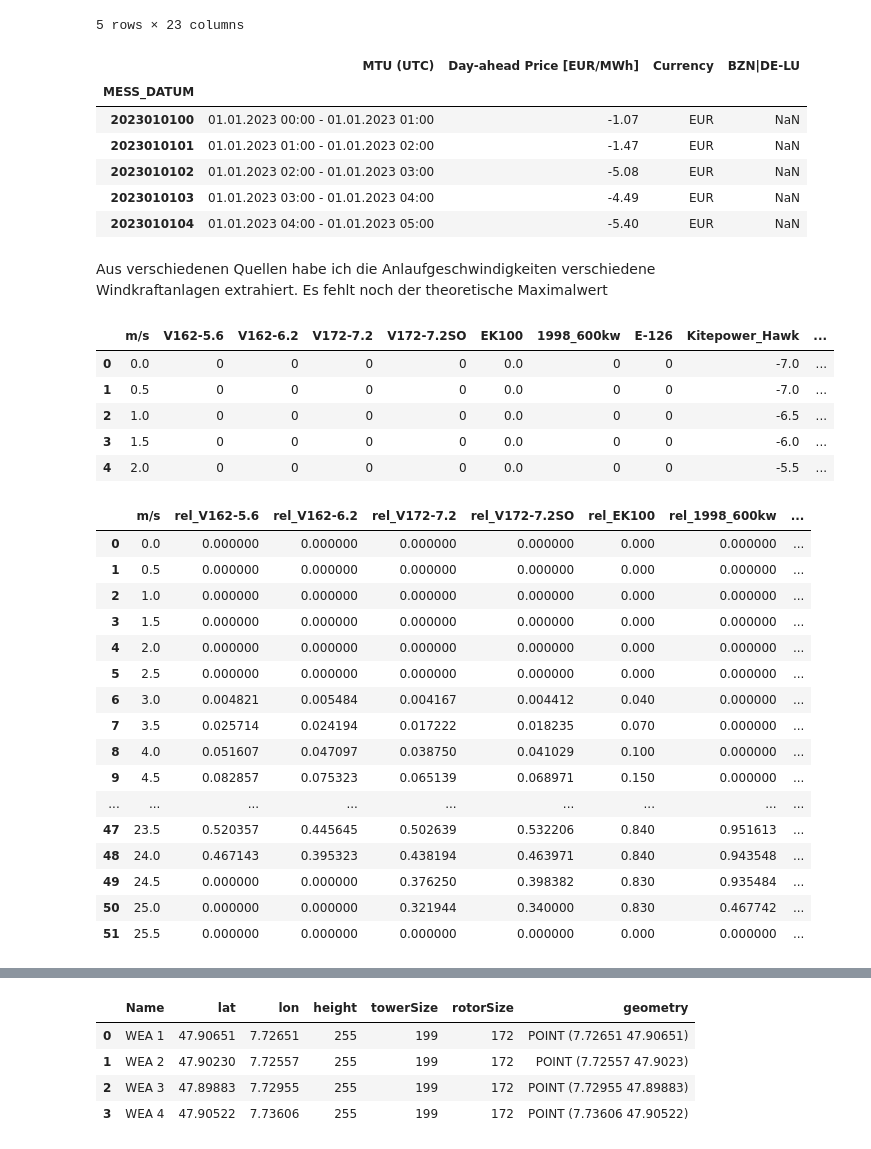
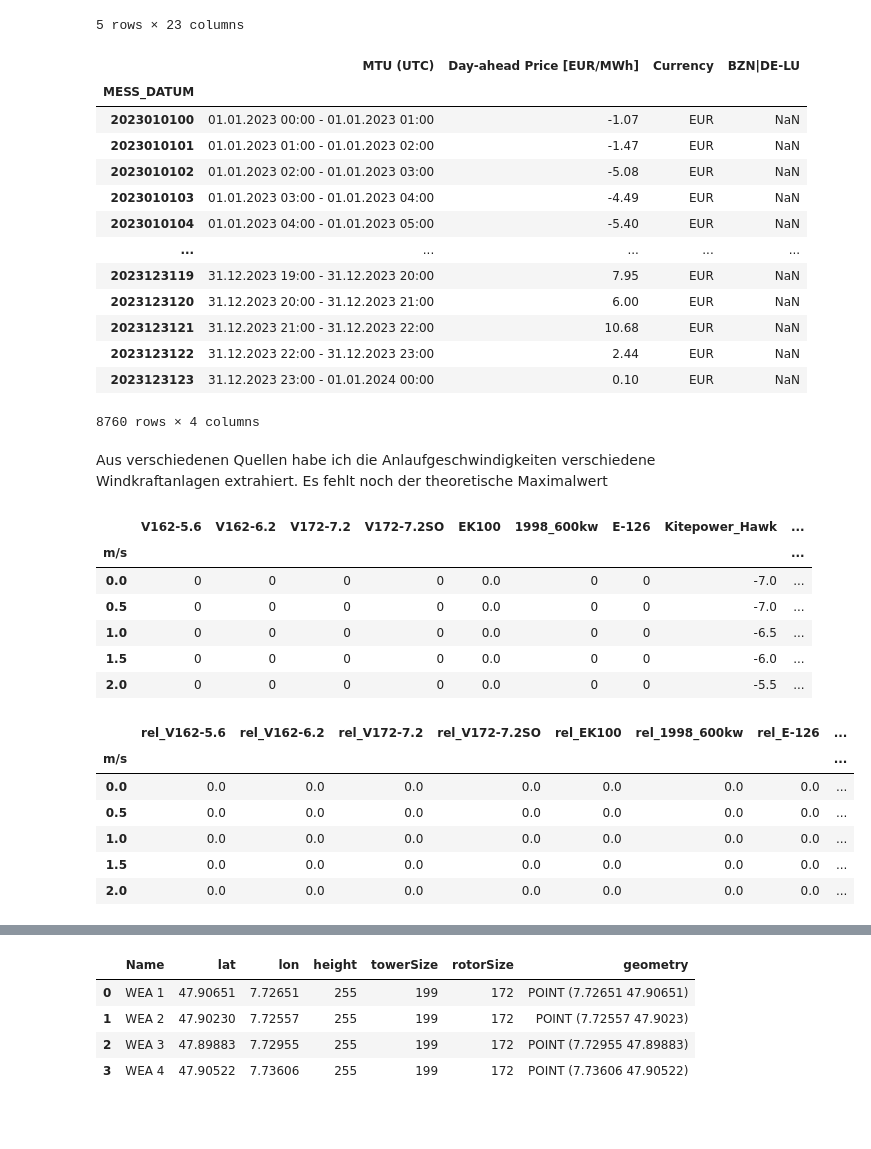
Before and after one commit to strubbi77/breisgauwind, a Jupyter notebook: Untitled.ipynb, the cells around one changed output, grey strips where cells are left out. Saved outputs shown, nothing was run; the diff lists cells and outputs as text; code cells hidden in the pictures; blank space fills up the shorter version.

```diff
--- a/Untitled.ipynb
+++ b/Untitled.ipynb
@@ -152,7 +152,7 @@ DayAheadPrices= pd.read_csv('Day-ahead Prices_202301010000-202401010000.csv',sep
 DayAheadPrices['MESS_DATUM']=DayAheadPrices.apply(lambda row: int(row['MTU (UTC)'][6:10]+row['MTU (UTC)'][3:5]+row['MTU (UTC)'][0:2]+row['MTU (UTC)'][11:13]), axis= 1)
 DayAheadPrices.set_index('MESS_DATUM',drop=True,inplace=True)
 
-DayAheadPrices.head()
+DayAheadPrices
 # %% [output]
 |  | MTU (UTC) | Day-ahead Price [EUR/MWh] | Currency | BZN|DE-LU |
 | MESS_DATUM |  |  |  |  |
@@ -161,49 +161,49 @@ DayAheadPrices.head()
 | 2023010102 | 01.01.2023 02:00 - 01.01.2023 03:00 | -5.08 | EUR | NaN |
 | 2023010103 | 01.01.2023 03:00 - 01.01.2023 04:00 | -4.49 | EUR | NaN |
 | 2023010104 | 01.01.2023 04:00 - 01.01.2023 05:00 | -5.40 | EUR | NaN |
+| ... | ... | ... | ... | ... |
+| 2023123119 | 31.12.2023 19:00 - 31.12.2023 20:00 | 7.95 | EUR | NaN |
+| 2023123120 | 31.12.2023 20:00 - 31.12.2023 21:00 | 6.00 | EUR | NaN |
+| 2023123121 | 31.12.2023 21:00 - 31.12.2023 22:00 | 10.68 | EUR | NaN |
+| 2023123122 | 31.12.2023 22:00 - 31.12.2023 23:00 | 2.44 | EUR | NaN |
+| 2023123123 | 31.12.2023 23:00 - 01.01.2024 00:00 | 0.10 | EUR | NaN |
+8760 rows × 4 columns
 # %% [markdown]
 Aus verschiedenen Quellen habe ich die Anlaufgeschwindigkeiten verschiedene Windkraftanlagen extrahiert. Es fehlt noch der theoretische Maximalwert
 # %%
 Windkraft_je_ms=pd.read_csv('Windanlagen_kw_pro_ms.csv',sep=';')
-Windkraft_je_ms['max W/m²']=pow(Windkraft_je_ms['m/s'],3)*1.2
+Windkraft_je_ms['max W/m²']=Windkraft_je_ms.apply(lambda row: pow(min(row['m/s'],15),3)*0.5*1.2, axis= 1)
+Windkraft_je_ms['m/s cp']=Windkraft_je_ms['m/s']
+Windkraft_je_ms.set_index('m/s',drop=True,inplace=True)
 Windkraft_je_ms.head()
 # %% [output]
-|  | m/s | V162-5.6 | V162-6.2 | V172-7.2 | V172-7.2SO | EK100 | 1998_600kw | E-126 | Kitepower_Hawk | ... |
-| 0 | 0.0 | 0 | 0 | 0 | 0 | 0.0 | 0 | 0 | -7.0 | ... |
-| 1 | 0.5 | 0 | 0 | 0 | 0 | 0.0 | 0 | 0 | -7.0 | ... |
-| 2 | 1.0 | 0 | 0 | 0 | 0 | 0.0 | 0 | 0 | -6.5 | ... |
-| 3 | 1.5 | 0 | 0 | 0 | 0 | 0.0 | 0 | 0 | -6.0 | ... |
-| 4 | 2.0 | 0 | 0 | 0 | 0 | 0.0 | 0 | 0 | -5.5 | ... |
+|  | V162-5.6 | V162-6.2 | V172-7.2 | V172-7.2SO | EK100 | 1998_600kw | E-126 | Kitepower_Hawk | ... |
+| m/s |  |  |  |  |  |  |  |  | ... |
+| 0.0 | 0 | 0 | 0 | 0 | 0.0 | 0 | 0 | -7.0 | ... |
+| 0.5 | 0 | 0 | 0 | 0 | 0.0 | 0 | 0 | -7.0 | ... |
+| 1.0 | 0 | 0 | 0 | 0 | 0.0 | 0 | 0 | -6.5 | ... |
+| 1.5 | 0 | 0 | 0 | 0 | 0.0 | 0 | 0 | -6.0 | ... |
+| 2.0 | 0 | 0 | 0 | 0 | 0.0 | 0 | 0 | -5.5 | ... |
 # %%
 Windkraft_je_ms_rel=pd.DataFrame()
-Windkraft_je_ms_rel['m/s']=Windkraft_je_ms['m/s']
+#Windkraft_je_ms_rel['m/s']=Windkraft_je_ms['m/s']
 Windkraft_je_ms_rel['rel_V162-5.6']=Windkraft_je_ms['V162-5.6']/Windkraft_je_ms['V162-5.6'].max()
 Windkraft_je_ms_rel['rel_V162-6.2']=Windkraft_je_ms['V162-6.2']/Windkraft_je_ms['V162-6.2'].max()
 Windkraft_je_ms_rel['rel_V172-7.2']=Windkraft_je_ms['V172-7.2']/Windkraft_je_ms['V172-7.2'].max()
 Windkraft_je_ms_rel['rel_V172-7.2SO']=Windkraft_je_ms['V172-7.2SO']/Windkraft_je_ms['V172-7.2SO'].max()
 Windkraft_je_ms_rel['rel_EK100']=Windkraft_je_ms['EK100']/Windkraft_je_ms['EK100'].max()
 Windkraft_je_ms_rel['rel_1998_600kw']=Windkraft_je_ms['1998_600kw']/Windkraft_je_ms['1998_600kw'].max()
 Windkraft_je_ms_rel['rel_E-126']=Windkraft_je_ms['E-126']/Windkraft_je_ms['E-126'].max()
 Windkraft_je_ms_rel['rel_Kitepower_Hawk']=Windkraft_je_ms['Kitepower_Hawk']/Windkraft_je_ms['Kitepower_Hawk'].max()
 Windkraft_je_ms_rel['rel_Kitepower_Falcon']=Windkraft_je_ms['Kitepower_Falcon']/Windkraft_je_ms['Kitepower_Falcon'].max()
 Windkraft_je_ms_rel['rel_SkySails_PN-14']=Windkraft_je_ms['SkySails_PN-14']/Windkraft_je_ms['SkySails_PN-14'].max()
-Windkraft_je_ms_rel
+Windkraft_je_ms_rel.head()
 # %% [output]
-|  | m/s | rel_V162-5.6 | rel_V162-6.2 | rel_V172-7.2 | rel_V172-7.2SO | rel_EK100 | rel_1998_600kw | ... |
-| 0 | 0.0 | 0.000000 | 0.000000 | 0.000000 | 0.000000 | 0.000 | 0.000000 | ... |
-| 1 | 0.5 | 0.000000 | 0.000000 | 0.000000 | 0.000000 | 0.000 | 0.000000 | ... |
-| 2 | 1.0 | 0.000000 | 0.000000 | 0.000000 | 0.000000 | 0.000 | 0.000000 | ... |
-| 3 | 1.5 | 0.000000 | 0.000000 | 0.000000 | 0.000000 | 0.000 | 0.000000 | ... |
-| 4 | 2.0 | 0.000000 | 0.000000 | 0.000000 | 0.000000 | 0.000 | 0.000000 | ... |
-| 5 | 2.5 | 0.000000 | 0.000000 | 0.000000 | 0.000000 | 0.000 | 0.000000 | ... |
-| 6 | 3.0 | 0.004821 | 0.005484 | 0.004167 | 0.004412 | 0.040 | 0.000000 | ... |
-| 7 | 3.5 | 0.025714 | 0.024194 | 0.017222 | 0.018235 | 0.070 | 0.000000 | ... |
-| 8 | 4.0 | 0.051607 | 0.047097 | 0.038750 | 0.041029 | 0.100 | 0.000000 | ... |
-| 9 | 4.5 | 0.082857 | 0.075323 | 0.065139 | 0.068971 | 0.150 | 0.000000 | ... |
-| ... | ... | ... | ... | ... | ... | ... | ... | ... |
-| 47 | 23.5 | 0.520357 | 0.445645 | 0.502639 | 0.532206 | 0.840 | 0.951613 | ... |
-| 48 | 24.0 | 0.467143 | 0.395323 | 0.438194 | 0.463971 | 0.840 | 0.943548 | ... |
-| 49 | 24.5 | 0.000000 | 0.000000 | 0.376250 | 0.398382 | 0.830 | 0.935484 | ... |
-| 50 | 25.0 | 0.000000 | 0.000000 | 0.321944 | 0.340000 | 0.830 | 0.467742 | ... |
-| 51 | 25.5 | 0.000000 | 0.000000 | 0.000000 | 0.000000 | 0.000 | 0.000000 | ... |
+|  | rel_V162-5.6 | rel_V162-6.2 | rel_V172-7.2 | rel_V172-7.2SO | rel_EK100 | rel_1998_600kw | rel_E-126 | ... |
+| m/s |  |  |  |  |  |  |  | ... |
+| 0.0 | 0.0 | 0.0 | 0.0 | 0.0 | 0.0 | 0.0 | 0.0 | ... |
+| 0.5 | 0.0 | 0.0 | 0.0 | 0.0 | 0.0 | 0.0 | 0.0 | ... |
+| 1.0 | 0.0 | 0.0 | 0.0 | 0.0 | 0.0 | 0.0 | 0.0 | ... |
+| 1.5 | 0.0 | 0.0 | 0.0 | 0.0 | 0.0 | 0.0 | 0.0 | ... |
+| 2.0 | 0.0 | 0.0 | 0.0 | 0.0 | 0.0 | 0.0 | 0.0 | ... |
 # %%
```
Also changed, not shown: parts of 13 cells of this notebook.
